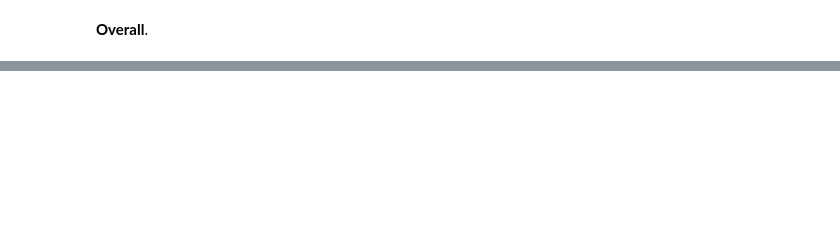
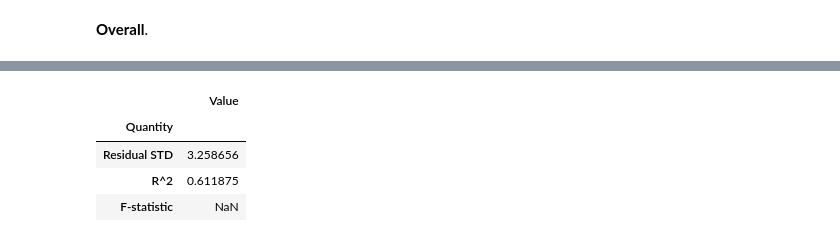
Before and after one commit to lichclass/Statistical_Learning, a Jupyter notebook: 2_Linear_Regression/Notes.ipynb, the cells around one changed output, grey strips where cells are left out. Cells and saved outputs as stored; diff of their text form; code cells hidden in the pictures; blank space fills up the shorter version.

```diff
--- a/2_Linear_Regression/Notes.ipynb
+++ b/2_Linear_Regression/Notes.ipynb
@@ -226,0 +246,19 @@ __Overall__.
+# %%
+rss = sum((y_data - beta_0 - beta_1 * x_data)**2)
+tss = sum((y_data - y_mean)**2)
+
+rse = np.sqrt((1 / (n-2)) * rss)
+r_2 = 1 - (rss / tss)
+
+stats_acc = {
+    'Quantity': ['Residual STD', 'R^2', 'F-statistic'],
+    'Value': [rse, r_2, None]
+}
+stats_acc_df = pd.DataFrame(stats_acc).set_index('Quantity')
+stats_acc_df
+# %% [output]
+|  | Value |
+| Quantity |  |
+| Residual STD | 3.258656 |
+| R^2 | 0.611875 |
+| F-statistic | NaN |
```
Also changed, not shown: parts of 15 cells of this notebook.
